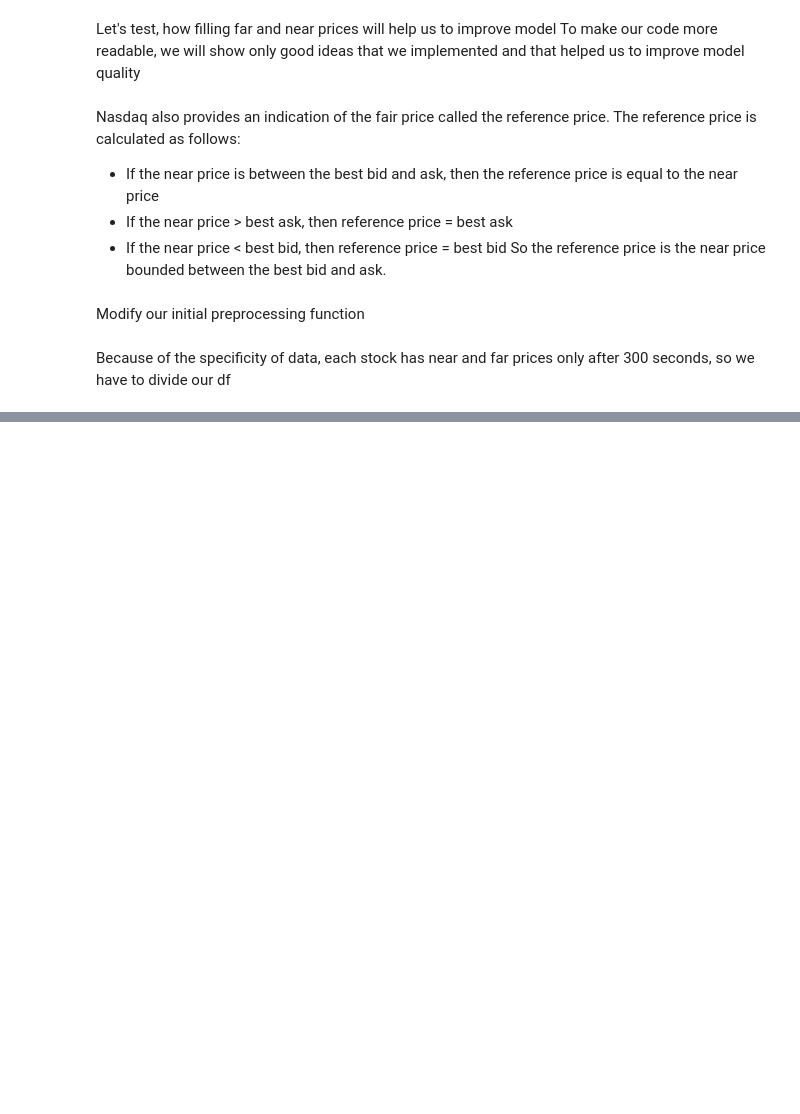
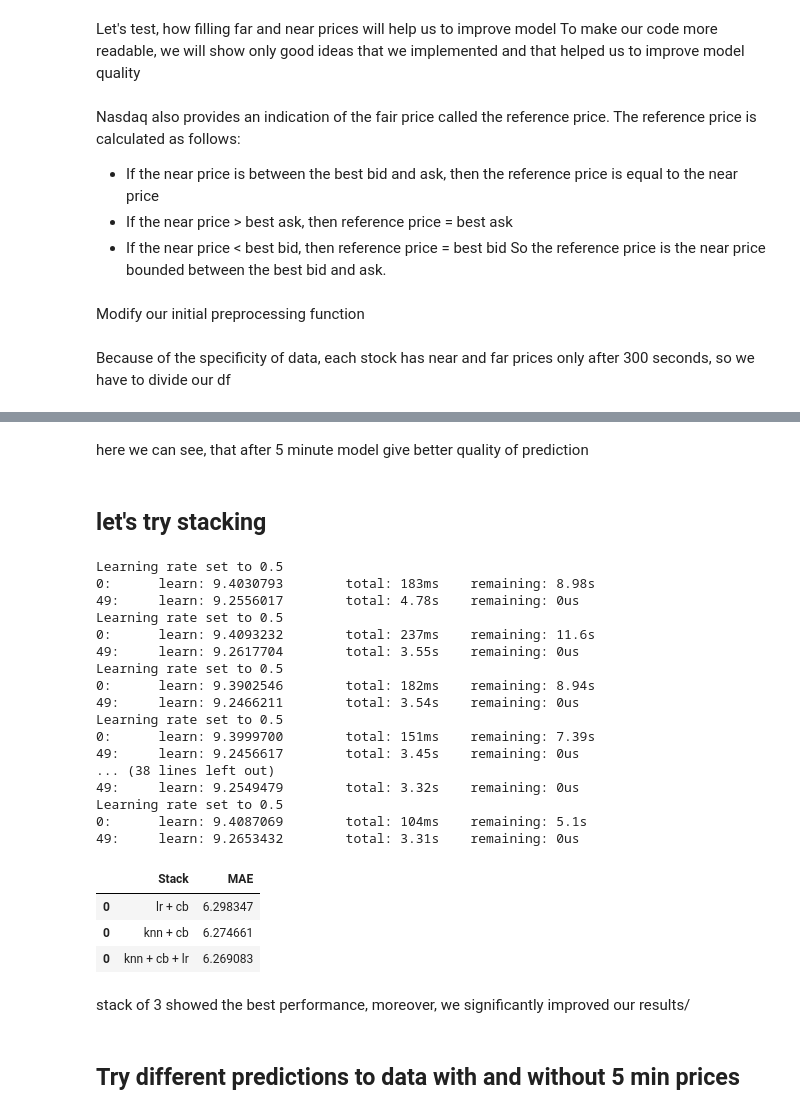
Before and after one commit to PBspacey/Optiver---Trading-at-the-Close-Kaggle-competition-for-MLDM, a Jupyter notebook: code.ipynb, the cells around one changed output, grey strips where cells are left out. Cells and saved outputs as stored; diff of their text form; code cells hidden in the pictures; blank space fills up the shorter version.

```diff
--- a/code.ipynb
+++ b/code.ipynb
@@ -447,7 +473,8 @@ def improved_preprocess_data(df: pd.DataFrame) -> pd.DataFrame:
 
         for column in ['imbalance_size', 'reference_price', 'matched_size',
                        'ask_price', 'wap', 'target', 'bid_price', 'far_price']:
-            df.loc[stock_df_indices, column] = imp_mean.fit_transform(df.loc[stock_df_indices, [column]])
+            if column in df.columns:
+                df.loc[stock_df_indices, column] = imp_mean.fit_transform(df.loc[stock_df_indices, [column]])
 
     df['price_presence_flg'] = (df['seconds_in_bucket'] >= 300).astype(int)
     df['near_price'][df['seconds_in_bucket']<300] = int(0)
@@ -697,0 +578,76 @@ empty far price values: 0
+# %% [markdown]
+here we can see, that after 5 minute model give better quality of prediction
+# %% [markdown]
+## let's try stacking
+# %%
+from sklearn.linear_model import LinearRegression
+from sklearn.ensemble import StackingRegressor
+from sklearn.metrics import mean_absolute_error
+
+lr = LinearRegression()
+cb = CatBoostRegressor(n_estimators=50, verbose=50)
+knn = KNeighborsRegressor(n_neighbors=25)
+
+stack1 = StackingRegressor(
+    estimators=[
+        ('lr', lr),
+        ('cb', cb)
+    ],
+    final_estimator=LinearRegression()
+)
+
+stack2 = StackingRegressor(
+    estimators=[
+        ('knn', knn),
+        ('cb', cb)
+    ],
+    final_estimator=LinearRegression()
+)
+
+stack3 = StackingRegressor(
+    estimators=[
+        ('knn', knn),
+        ('cb', cb),
+        ('lr', lr)
+    ],
+    final_estimator=LinearRegression()
+)
+
+res = pd.DataFrame({'Stack' : [], 'MAE' : []})
+stacks = [stack1, stack2, stack3]
+
+for stack in stacks:
+    stack.fit(X_train, y_train)
+    pred = stack.predict(X_test)
+    mae = mean_absolute_error(y_test, pred)
+
+    est = [m[0] for m in stack.estimators]
+    res = pd.concat([res, pd.DataFrame({'Stack' : [" + ".join(est)], 'MAE': [mae]})])
+
+res
+# %% [output]
+Learning rate set to 0.5
+0:      learn: 9.4030793        total: 183ms    remaining: 8.98s
+49:     learn: 9.2556017        total: 4.78s    remaining: 0us
+Learning rate set to 0.5
+0:      learn: 9.4093232        total: 237ms    remaining: 11.6s
+49:     learn: 9.2617704        total: 3.55s    remaining: 0us
+Learning rate set to 0.5
+0:      learn: 9.3902546        total: 182ms    remaining: 8.94s
+49:     learn: 9.2466211        total: 3.54s    remaining: 0us
+Learning rate set to 0.5
+0:      learn: 9.3999700        total: 151ms    remaining: 7.39s
+49:     learn: 9.2456617        total: 3.45s    remaining: 0us
+... (38 lines left out)
+49:     learn: 9.2549479        total: 3.32s    remaining: 0us
+Learning rate set to 0.5
+0:      learn: 9.4087069        total: 104ms    remaining: 5.1s
+49:     learn: 9.2653432        total: 3.31s    remaining: 0us
+|  | Stack | MAE |
+| 0 | lr + cb | 6.298347 |
+| 0 | knn + cb | 6.274661 |
+| 0 | knn + cb + lr | 6.269083 |
+# %% [markdown]
+stack of 3 showed the best performance, moreover, we significantly improved our results/
+# %% [markdown]
+## Try different predictions to data with and without 5 min prices
```
Also changed, not shown: parts of 49 cells of this notebook.
